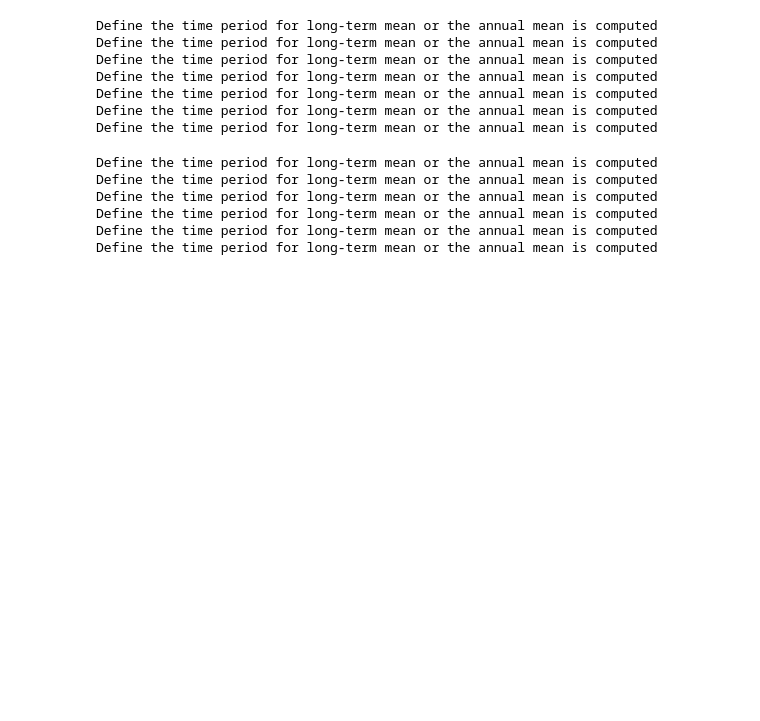
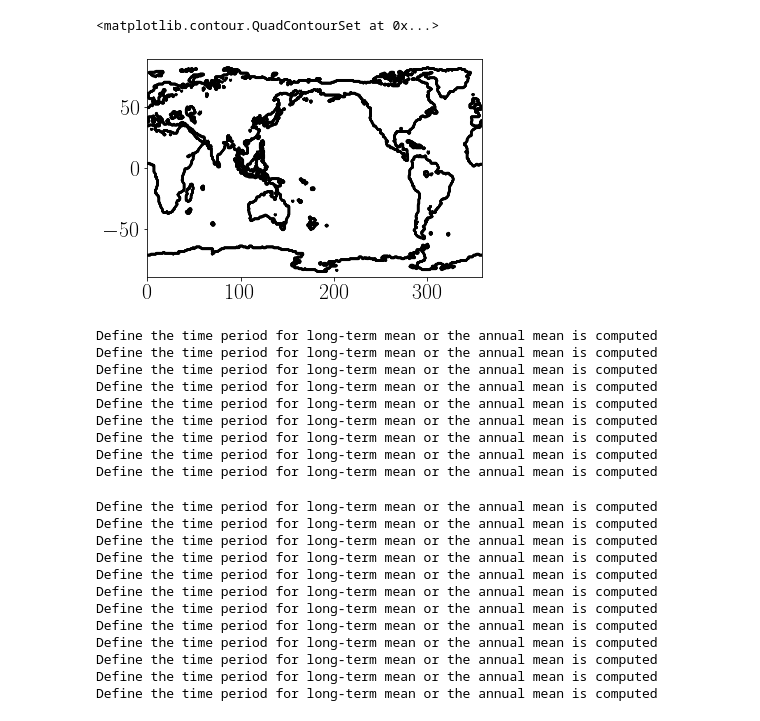
Before and after one commit to Dan-Boat/pyClimat, a Jupyter notebook: examples/Alps/Miocene/plot_anomaly.ipynb, the cells around one changed output. Drawn from its saved outputs; the diff is of its cells as text; code cells hidden in the pictures; blank space fills up the shorter version.

```diff
--- a/examples/Alps/Miocene/plot_anomaly.ipynb
+++ b/examples/Alps/Miocene/plot_anomaly.ipynb
@@ -27,3 +44,9 @@ miow1e1_data, miow1e1_wiso = read_ECHAM_processed(main_path=module_output_main_p
+# %%
+data = miow1e1_data.slm[0]*1
+plt.contour(data.lon, data.lat, data.data,  colors='k', linestyles='-')
+# %% [output]
+<matplotlib.contour.QuadContourSet at 0x...>
+[figure, added]
 # %%
 
 #  extracting variables
@@ -54,6 +84,12 @@ v10_aw1e1_alt = compute_lterm_mean(data=v10_aw1e1, time="annual")
 
 u10_miow1e1_alt = compute_lterm_mean(data=u10_miow1e1, time="annual")
 v10_miow1e1_alt = compute_lterm_mean(data=v10_miow1e1, time="annual")
+
+
+#mio450 winds
+
+u10_miow1e1_alt_450 = compute_lterm_mean(data=u10_miow1e1_450, time="annual")
+v10_miow1e1_alt_450 = compute_lterm_mean(data=v10_miow1e1_450, time="annual")
 # %% [output]
 Define the time period for long-term mean or the annual mean is computed
 Define the time period for long-term mean or the annual mean is computed
@@ -62,11 +98,18 @@ Define the time period for long-term mean or the annual mean is computed
 Define the time period for long-term mean or the annual mean is computed
 Define the time period for long-term mean or the annual mean is computed
 Define the time period for long-term mean or the annual mean is computed
+Define the time period for long-term mean or the annual mean is computed
+Define the time period for long-term mean or the annual mean is computed
 # %%
 # compute mean difference for Mio278 - PI
 temp2_alt = compute_lterm_diff(data_control= temp2_aw1e1, data_main=temp2_miow1e1, time="annual")
 prec_alt = compute_lterm_diff(data_control= prec_aw1e1, data_main=prec_miow1e1, time="annual")
 d18op_alt = compute_lterm_diff(data_control= d18op_aw1e1, data_main=d18op_miow1e1, time="annual")
+
+# compute mean difference for Mio450 - PI
+temp2_alt_450 = compute_lterm_diff(data_control= temp2_aw1e1, data_main=temp2_miow1e1_450, time="annual")
+prec_alt_450 = compute_lterm_diff(data_control= prec_aw1e1, data_main=prec_miow1e1_450, time="annual")
+d18op_alt_450 = compute_lterm_diff(data_control= d18op_aw1e1, data_main=d18op_miow1e1_450, time="annual")
 # %% [output]
 Define the time period for long-term mean or the annual mean is computed
 Define the time period for long-term mean or the annual mean is computed
@@ -74,6 +117,12 @@ Define the time period for long-term mean or the annual mean is computed
 Define the time period for long-term mean or the annual mean is computed
 Define the time period for long-term mean or the annual mean is computed
 Define the time period for long-term mean or the annual mean is computed
+Define the time period for long-term mean or the annual mean is computed
+Define the time period for long-term mean or the annual mean is computed
+Define the time period for long-term mean or the annual mean is computed
+Define the time period for long-term mean or the annual mean is computed
+Define the time period for long-term mean or the annual mean is computed
+Define the time period for long-term mean or the annual mean is computed
 # %%
 import cartopy.crs as ccrs
 # plot PI
```
Also changed, not shown: parts of 9 cells of this notebook, 1 other file.
